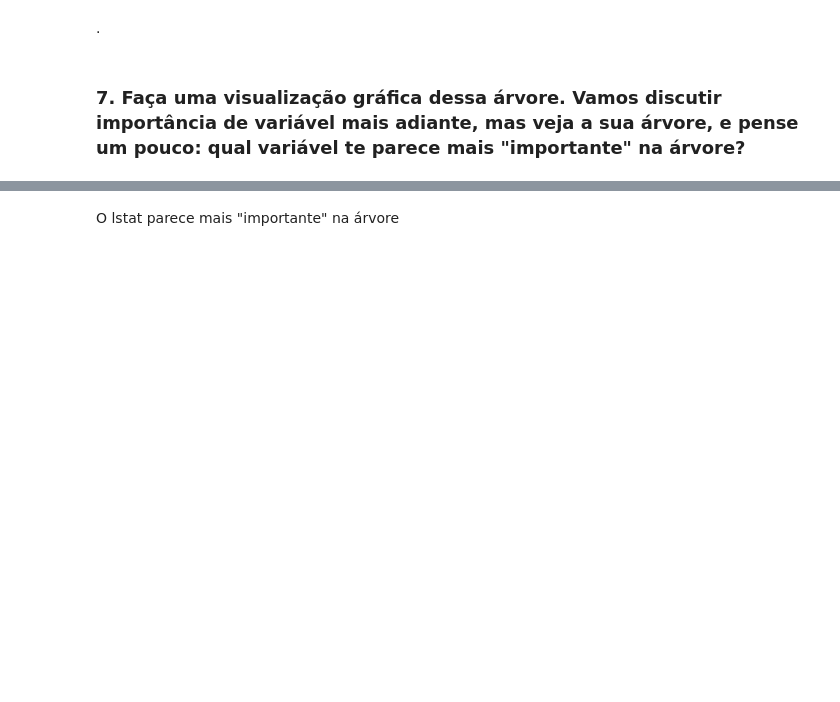
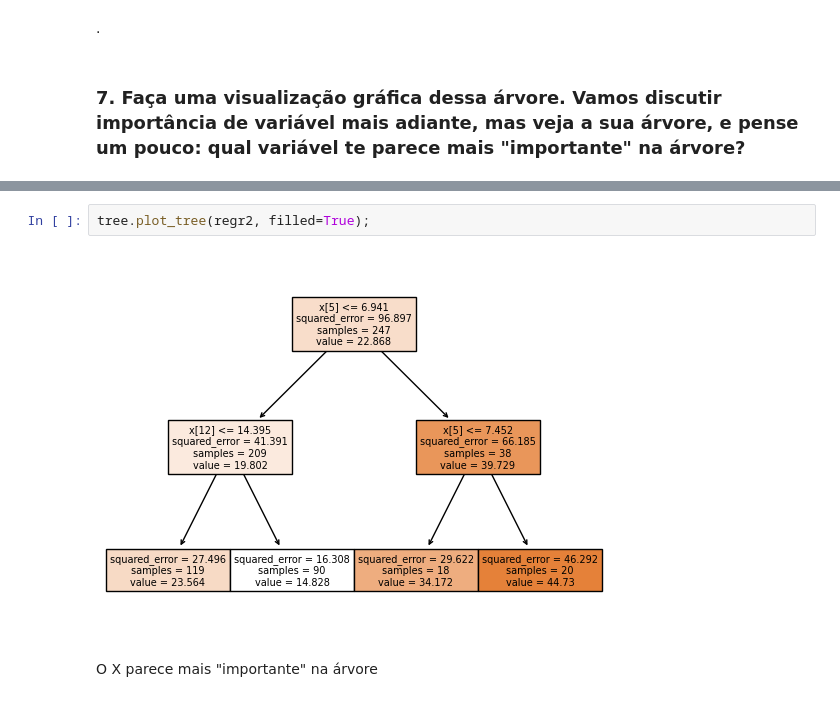
Before and after one commit to lucasgomescordeiro/ebac_repo, a Jupyter notebook: modulo 11/modulo11_exer1.ipynb, the cells around one changed output, grey strips where cells are left out. Saved outputs shown, nothing was run; the diff lists cells and outputs as text; blank space fills up the shorter version.

```diff
--- a/modulo 11/modulo11_exer1.ipynb
+++ b/modulo 11/modulo11_exer1.ipynb
@@ -158,2 +149,6 @@ graph
+# %%
+tree.plot_tree(regr2, filled=True);
+# %% [output]
+[figure, added]
 # %% [markdown]
-O lstat parece mais "importante" na árvore
+O X parece mais "importante" na árvore
```
Also changed, not shown: parts of 4 cells of this notebook.
